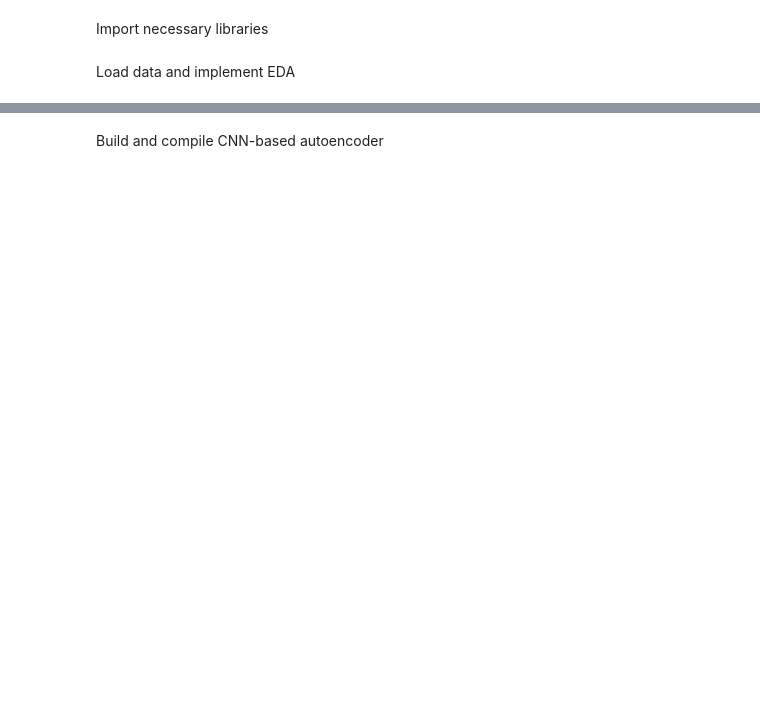
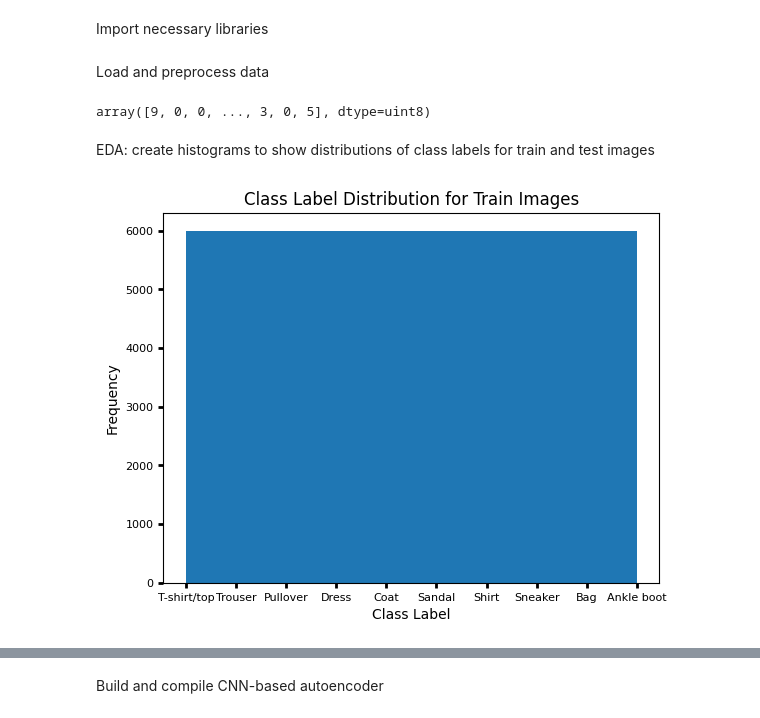
Before and after one commit to laurenwisniewski/DS4002-Project-3, a Jupyter notebook: DS_Project_3.ipynb, the cells around one changed output, grey strips where cells are left out. Cells and saved outputs as stored; diff of their text form; code cells hidden in the pictures; blank space fills up the shorter version.

```diff
--- a/DS_Project_3.ipynb
+++ b/DS_Project_3.ipynb
@@ -11,9 +11,27 @@ from keras.datasets import fashion_mnist
 from keras.optimizers import Adam
 from scipy.spatial.distance import cdist
 from skimage import metrics
-# %% [markdown]
-Load data and implement EDA
+# %% [markdown]
+Load and preprocess data
 # %%
-(x_train, _), (x_test, _) = fashion_mnist.load_data()
+(x_train, y_train), (x_test, y_test) = fashion_mnist.load_data()
 x_train = np.expand_dims(x_train, axis = -1).astype('float32') / 255
 x_test = np.expand_dims(x_test, axis = -1).astype('float32') / 255
+
+y_train
+# %% [output]
+array([9, 0, 0, ..., 3, 0, 5], dtype=uint8)
+# %% [markdown]
+EDA: create histograms to show distributions of class labels for train and test images
+# %%
+plt.hist(y_train)
+plt.title('Class Label Distribution for Train Images')
+plt.xlabel('Class Label')
+xticks = [0, 1, 2, 3, 4, 5, 6, 7, 8, 9]
+xlabels = ['T-shirt/top', 'Trouser', 'Pullover', 'Dress', 'Coat', 'Sandal', 'Shirt', 'Sneaker', 'Bag', 'Ankle boot']
+plt.xticks(xticks, labels = xlabels)
+plt.tick_params(labelsize = 8, width = 2)
+plt.ylabel('Frequency')
+plt.show()
+# %% [output]
+[figure, added]
```
Also changed, not shown: parts of 10 cells of this notebook.
